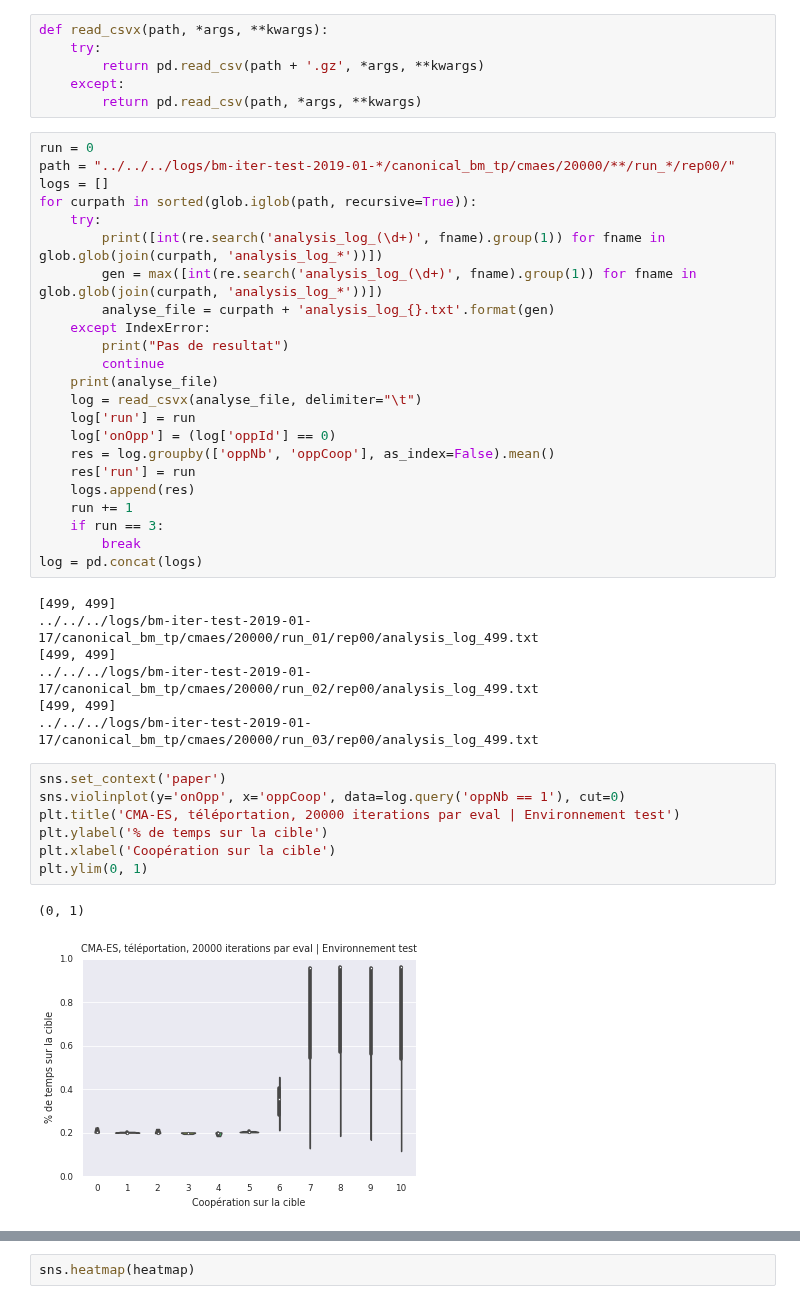
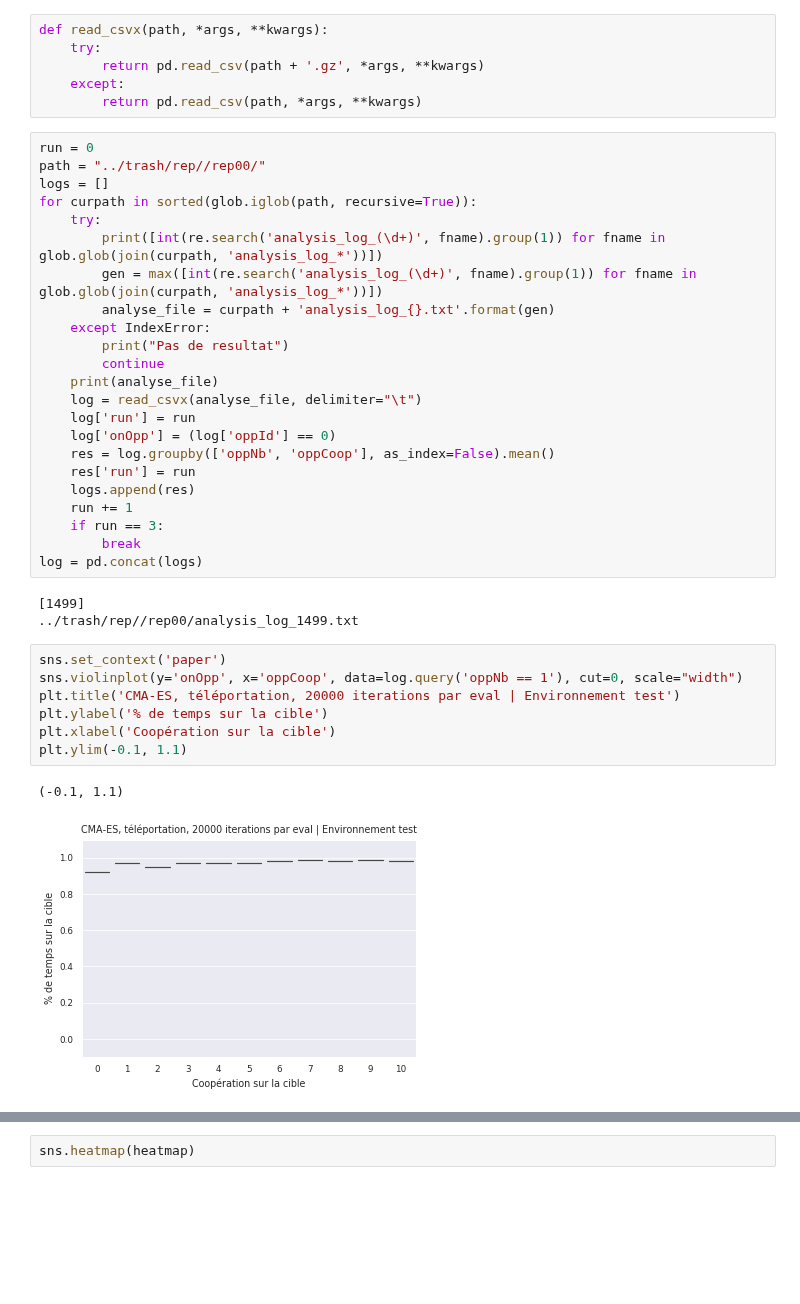
Before and after one commit to PaulEcoffet/roborobo3, a Jupyter notebook: roborobo3/notebooks/heatmap_choice.ipynb, the cells around one changed output, grey strips where cells are left out. Drawn from its saved outputs; the diff is of its cells as text; blank space fills up the shorter version.

```diff
--- a/roborobo3/notebooks/heatmap_choice.ipynb
+++ b/roborobo3/notebooks/heatmap_choice.ipynb
@@ -31,7 +31,7 @@ def read_csvx(path, *args, **kwargs):
         return pd.read_csv(path, *args, **kwargs)
 # %%
 run = 0
-path = "../../../logs/bm-iter-test-2019-01-*/canonical_bm_tp/cmaes/20000/**/run_*/rep00/"
+path = "../trash/rep//rep00/"
 logs = []
 for curpath in sorted(glob.iglob(path, recursive=True)):
     try:
@@ -53,22 +53,18 @@ for curpath in sorted(glob.iglob(path, recursive=True)):
         break
 log = pd.concat(logs)
 # %% [output]
-[499, 499]
-../../../logs/bm-iter-test-2019-01-17/canonical_bm_tp/cmaes/20000/run_01/rep00/analysis_log_499.txt
-[499, 499]
-../../../logs/bm-iter-test-2019-01-17/canonical_bm_tp/cmaes/20000/run_02/rep00/analysis_log_499.txt
-[499, 499]
-../../../logs/bm-iter-test-2019-01-17/canonical_bm_tp/cmaes/20000/run_03/rep00/analysis_log_499.txt
+[1499]
+../trash/rep//rep00/analysis_log_1499.txt
 # %%
 sns.set_context('paper')
-sns.violinplot(y='onOpp', x='oppCoop', data=log.query('oppNb == 1'), cut=0)
+sns.violinplot(y='onOpp', x='oppCoop', data=log.query('oppNb == 1'), cut=0, scale="width")
 plt.title('CMA-ES, téléportation, 20000 iterations par eval | Environnement test')
 plt.ylabel('% de temps sur la cible')
 plt.xlabel('Coopération sur la cible')
-plt.ylim(0, 1)
+plt.ylim(-0.1, 1.1)
 # %% [output]
-(0, 1)
+(-0.1, 1.1)
-[figure, old version]
+[figure, new version]
 # %%
 sns.set_context('talk')
 heatmap = pd.pivot_table(data=log, values='onOpp', index=['oppNb'], columns=['oppCoop'], aggfunc=np.mean)
```
Also changed, not shown: parts of 2 cells of this notebook, 5 other files.
